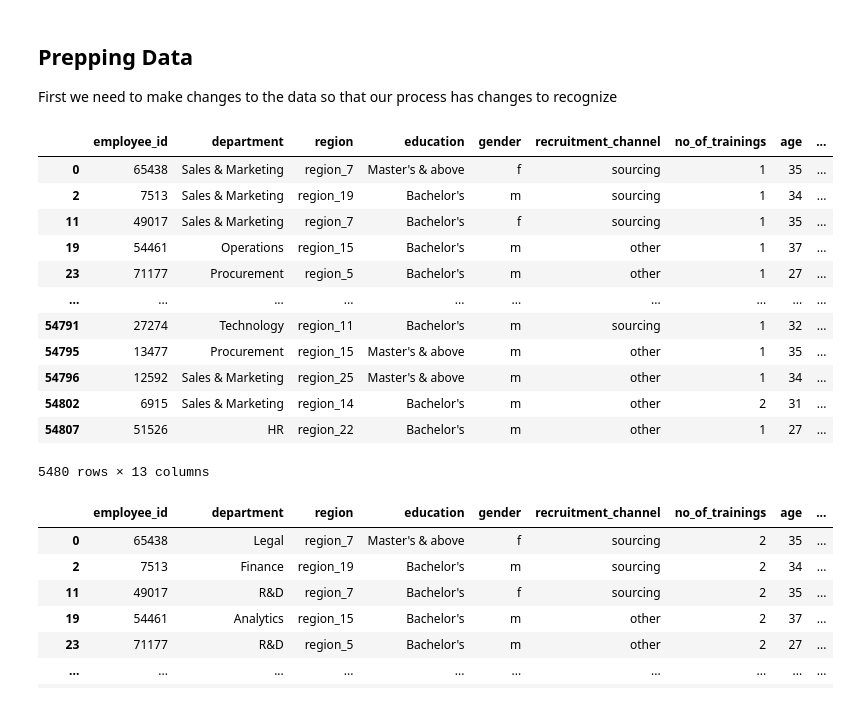
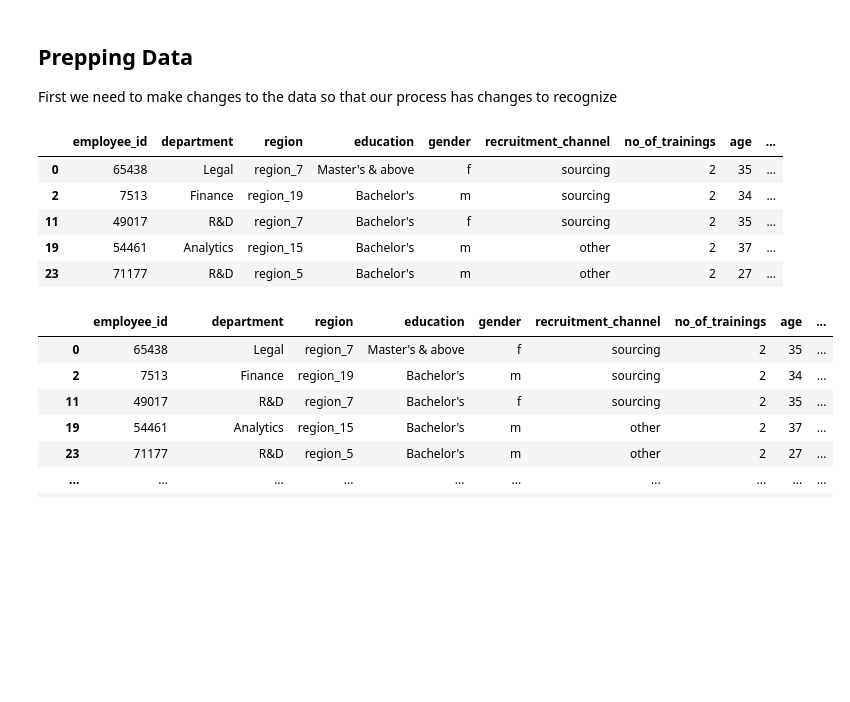
Before and after one commit to sethbeckett/stat5940-tutorial2, a Jupyter notebook: automating-updates.ipynb, the cells around one changed output. Cells and saved outputs as stored; diff of their text form; code cells hidden in the pictures; blank space fills up the shorter version.

```diff
--- a/automating-updates.ipynb
+++ b/automating-updates.ipynb
@@ -16,21 +16,14 @@ First we need to make changes to the data so that our process has changes to rec
 changes = august['employee_id'].sample(len(august) // 10)
 # %%
 # look at the employees selected before changes
-august.loc[august['employee_id'].isin(changes.values)]
+august.loc[august['employee_id'].isin(changes.values)].head()
 # %% [output]
 |  | employee_id | department | region | education | gender | recruitment_channel | no_of_trainings | age | ... |
-| 0 | 65438 | Sales & Marketing | region_7 | Master's & above | f | sourcing | 1 | 35 | ... |
-| 2 | 7513 | Sales & Marketing | region_19 | Bachelor's | m | sourcing | 1 | 34 | ... |
-| 11 | 49017 | Sales & Marketing | region_7 | Bachelor's | f | sourcing | 1 | 35 | ... |
-| 19 | 54461 | Operations | region_15 | Bachelor's | m | other | 1 | 37 | ... |
-| 23 | 71177 | Procurement | region_5 | Bachelor's | m | other | 1 | 27 | ... |
-| ... | ... | ... | ... | ... | ... | ... | ... | ... | ... |
-| 54791 | 27274 | Technology | region_11 | Bachelor's | m | sourcing | 1 | 32 | ... |
-| 54795 | 13477 | Procurement | region_15 | Master's & above | m | other | 1 | 35 | ... |
-| 54796 | 12592 | Sales & Marketing | region_25 | Master's & above | m | other | 1 | 34 | ... |
-| 54802 | 6915 | Sales & Marketing | region_14 | Bachelor's | m | other | 2 | 31 | ... |
-| 54807 | 51526 | HR | region_22 | Bachelor's | m | other | 1 | 27 | ... |
+| 0 | 65438 | Legal | region_7 | Master's & above | f | sourcing | 2 | 35 | ... |
+| 2 | 7513 | Finance | region_19 | Bachelor's | m | sourcing | 2 | 34 | ... |
+| 11 | 49017 | R&D | region_7 | Bachelor's | f | sourcing | 2 | 35 | ... |
+| 19 | 54461 | Analytics | region_15 | Bachelor's | m | other | 2 | 37 | ... |
+| 23 | 71177 | R&D | region_5 | Bachelor's | m | other | 2 | 27 | ... |
-5480 rows × 13 columns
 # %%
 # change the department for the chosen employees
 unique_departments = august['department'].unique()
```
Also changed, not shown: parts of 1 cell of this notebook, 2 other files.
